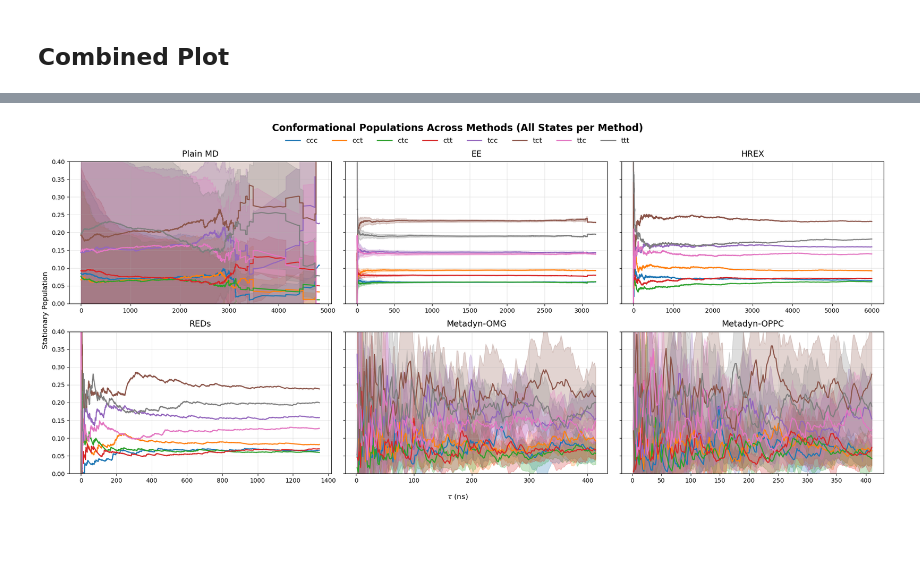
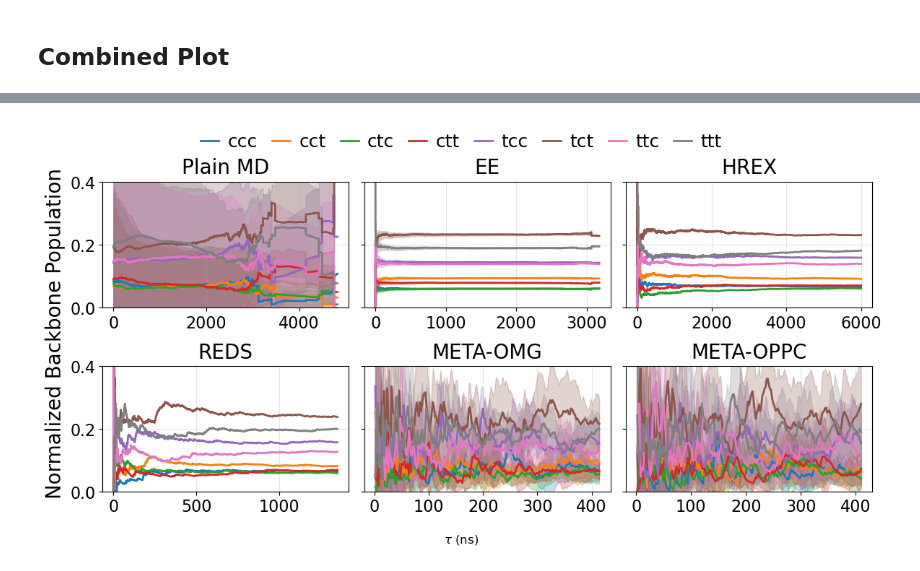
Before and after one commit to starwingc/peptoid_ESM, a Jupyter notebook: Analysis/population_over_time_8_comform_all.ipynb, the cells around one changed output, grey strips where cells are left out. Cells and saved outputs as stored; diff of their text form; code cells hidden in the pictures; blank space fills up the shorter version.

Commit message:
update graph scripts

```diff
--- a/Analysis/population_over_time_8_comform_all.ipynb
+++ b/Analysis/population_over_time_8_comform_all.ipynb
@@ -683,7 +683,7 @@ methods = {
         "dt": 0.01,
         "shape": "2d"
     },
-    "REDs": {
+    "REDS": {
         "mean": reds_population_mean[0],
         "std": None,
         "ref": reds_trans_refer_array[0],
@@ -691,7 +691,7 @@ methods = {
         "dt": 0.04,
         "shape": "2d"
     },
-    "Metadyn-OMG": {
+    "META-OMG": {
         "mean": omg_population_mean,
         "std": omg_population_std,
         "ref": None,
@@ -700,7 +700,7 @@ methods = {
         "frames": omg8rep_meta_data['averaged_convergence']['frames'],
         "shape": "1d"
     },
-    "Metadyn-OPPC": {
+    "META-OPPC": {
         "mean": oppc_population_mean[:,:205],
         "std": oppc_population_std[:,:205],
         "ref": None,
@@ -710,10 +710,3 @@ methods = {
         "shape": "1d"
     }
 }
-# %%
-for method in ["Metadyn-OMG", "Metadyn-OPPC"]:
-    print(
-        f"{method}: mean_len={len(methods[method]['mean'][0])}, "
-        f"frames_len={len(methods[method]['frames'])}, "
-        f"dt={methods[method]['dt']}"
-    )
@@ -739,6 +729,9 @@ for conform in range(conform_num):
     ax = axes[conform]
 
     for method, data in methods.items():
+        if method == "Plain MD":
+            continue
+
         # Time axis
         if data["shape"] == "2d":
             T = data["mean"].shape[1]
@@ -768,7 +761,7 @@ for conform in range(conform_num):
     #ax.set_yscale("log")
 
 # Shared axis labels
-fig.supxlabel(r'$\tau$ (ns)', fontsize=14)
+fig.supxlabel(r'$\\tau$ (ns)', fontsize=14)
 #ig.suptitle("8 Backbone Conformation Population Across Methods", fontweight='bold', fontsize=22)
 fig.supylabel("Normalized Backbone Conformational Population", fontsize=14)
 
@@ -883,7 +1089,7 @@ plt.show()
 import numpy as np
 import matplotlib.pyplot as plt
 
-fig, axes = plt.subplots(2, 3, figsize=(20, 9), sharey=True)  # 2x3 grid for 6 methods
+fig, axes = plt.subplots(2, 3, figsize=(12, 6), sharey=True)  # 2x3 grid for 6 methods
 axes = axes.flatten()
 
 for idx, (method, data) in enumerate(methods.items()):
@@ -909,37 +1115,50 @@ for idx, (method, data) in enumerate(methods.items()):
             mean = mean[1:]
             if std is not None:
                 std = std[1:]
 
         # Plot line + uncertainty fill
-        line, = ax.plot(time, mean, label=f"{conformation_list[conform]}", linewidth=1.8)
+        line, = ax.plot(time, mean, label=f"{conformation_list[conform]}", linewidth=2, markersize=3,
+                        linestyle='-')
         if std is not None:
             ax.fill_between(time, mean - std, mean + std, alpha=0.25, color=line.get_color())
 
     # --- Add method subtitle ---
-    ax.set_title(method, fontsize=14, pad=8)
+    ax.set_title(method, fontsize=20, pad=8)
+    ax.tick_params(axis='both', which='major', labelsize=16)
 
     ax.set_ylim(0, 0.4)
     # ax.set_xscale("log")  # optional: uncomment if you want log-scale
     ax.grid(True, which="both", alpha=0.3)
 
 # Hide any remaining unused subplot (if methods < 6)
 if len(methods) < len(axes):
     for j in range(len(methods), len(axes)):
         axes[j].set_visible(False)
 
 # Shared legend at top
 handles, labels = axes[0].get_legend_handles_labels()
-fig.legend(handles, labels, loc='upper center', ncol=len(labels),
-           fontsize='large', frameon=False, bbox_to_anchor=(0.5, 0.96))
+leg = fig.legend(
+    handles,
+    labels,
+    loc='upper center',         # Anchor point on the legend box
+    bbox_to_anchor=(0.5, 1.0),  # Anchor point on the figure (Top Center)
+    ncol=len(labels),           # Dynamic column count based on labels
+    frameon=False,
+    handlelength=1,
+    handletextpad=0.5,
+    columnspacing=0.8,
+    fontsize=18
+)
 
 # Shared x/y labels
 fig.supxlabel(r'$\tau$ (ns)', fontsize=12)
-fig.supylabel("Stationary Population", fontsize=12)
+fig.supylabel("Normalized Backbone Population", fontsize=20)
 
 # --- Main figure title ---
 #fig.suptitle("Conformational Populations Across Methods (All States per Method)",3             fontsize=16, fontweight='bold', y=0.98)
 
-plt.tight_layout(rect=[0.008, 0, 1, 0.97])
+plt.tight_layout(rect=[0, 0, 1, 0.93])
+plt.savefig("fig_acs/population_over_time_all_8_conform_by_method.png", dpi=600)
 plt.show()
 # %% [output]
-[figure, old version]
+[figure, new version]
```
Also changed, not shown: parts of 6 cells of this notebook, 9 other files.
